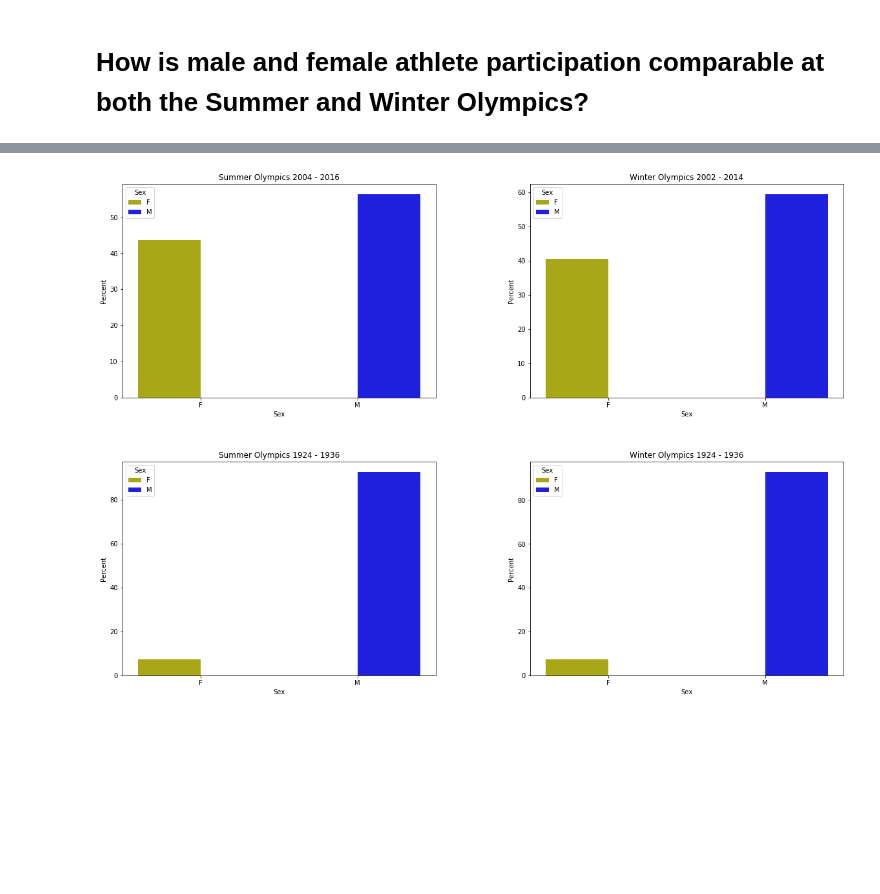
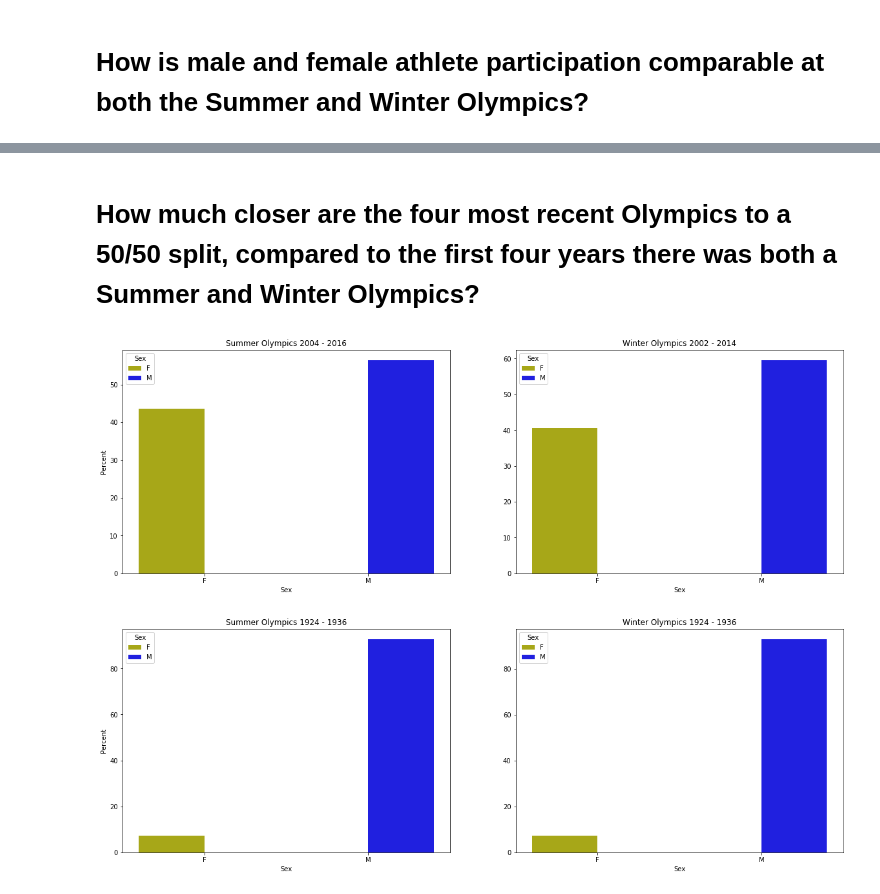
Before and after one commit to OMcPhillips/DataScienceInPracticeProject, a Jupyter notebook: RQ2.ipynb, the cells around one changed output, grey strips where cells are left out. Drawn from its saved outputs; the diff is of its cells as text; code cells hidden in the pictures; blank space fills up the shorter version.

```diff
--- a/RQ2.ipynb
+++ b/RQ2.ipynb
@@ -231,36 +352,39 @@ plt.show()
+# %% [markdown]
+# How much closer are the four most recent Olympics to a 50/50 split, compared to the first four years there was both a Summer and Winter Olympics?
 # %%
 fig = plt.figure(figsize=(20,14))
 
 plt.subplot(221)
-ax = sns.barplot(x = last4S['Sex'], y=last4S['Percent'],
-                   hue = last4S['Sex'], palette = ['y', 'b'])
-
+ax = sns.barplot(x = last4S['Sex'], y=last4S['Percent'], hue = last4S['Sex'], palette = ['y', 'b'])
 plt.title("Summer Olympics 2004 - 2016")
 plt.ylabel('Percent')
 
 
 plt.subplot(222)
-ax2 = sns.barplot(x = last4W['Sex'], y=last4W['Percent'],
-                   hue = last4W['Sex'], palette = ['y', 'b'])
+ax2 = sns.barplot(x = last4W['Sex'], y=last4W['Percent'], hue = last4W['Sex'], palette = ['y', 'b'])
+plt.ylabel("")
 plt.title("Winter Olympics 2002 - 2014")
 
 
-plt.subplot(223)
-ax3 = sns.barplot(x = first4S['Sex'], y=first4S['Percent'],
-                   hue = first4S['Sex'], palette = ['y', 'b'])
-
-plt.title("Summer Olympics 1924 - 1936")
-plt.ylabel('Percent')
-
-
-plt.subplot(224)
-ax3 = sns.barplot(x = first4W['Sex'], y=first4W['Percent'],
-                   hue = first4W['Sex'], palette = ['y', 'b'])
-
-plt.title("Winter Olympics 1924 - 1936")
-plt.ylabel('Percent')
-
-plt.subplots_adjust(hspace = .3, wspace = .3)
 plt.show()
 # %% [output]
-[figure, old version]
+[figure, new version]
+# %%
+fig = plt.figure(figsize=(20,14))
+
+plt.subplot(221)
+ax = sns.barplot(x = first4S['Sex'], y=first4S['Percent'], hue = first4S['Sex'], palette = ['y', 'b'])
+
+plt.title("Summer Olympics 1924 - 1936")
+plt.ylabel('Percent')
+
+
+plt.subplot(222)
+ax2 = sns.barplot(x = first4W['Sex'], y=first4W['Percent'], hue = first4W['Sex'], palette = ['y', 'b'])
+plt.title("Winter Olympics 1924 - 1936")
+plt.ylabel("")
+
+
+plt.show()
+# %% [output]
+[figure, added]
```
Also changed, not shown: parts of 29 cells of this notebook.
